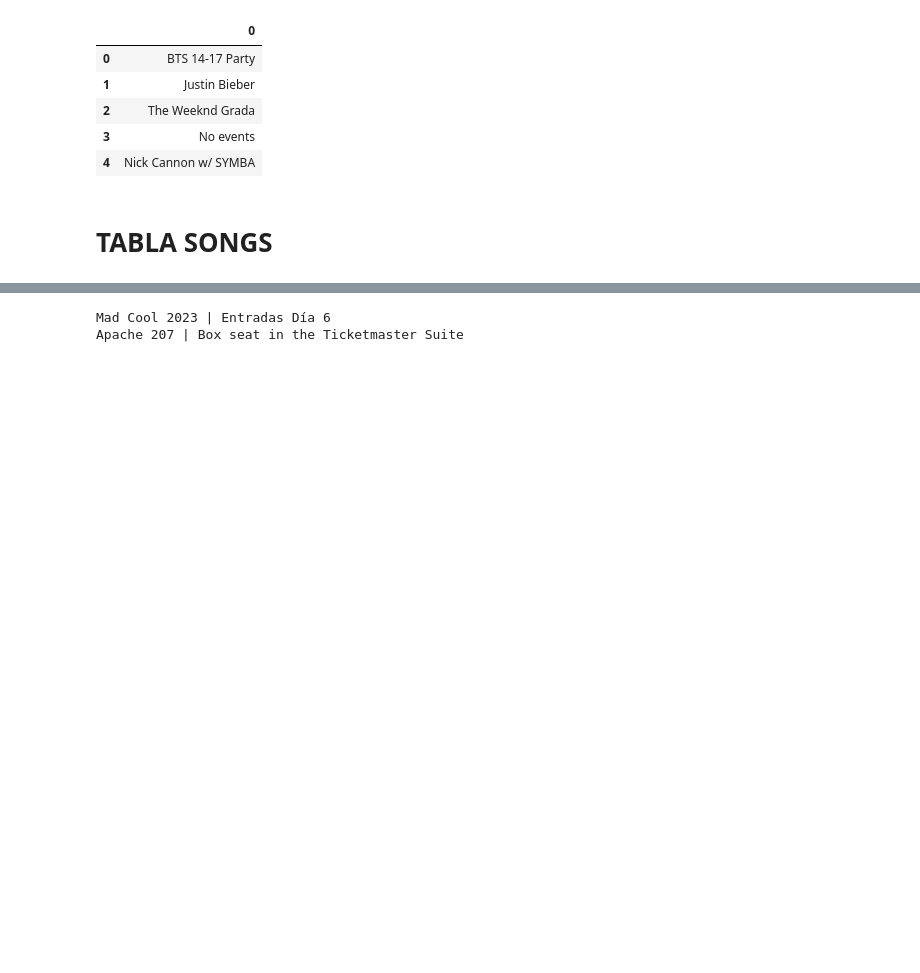
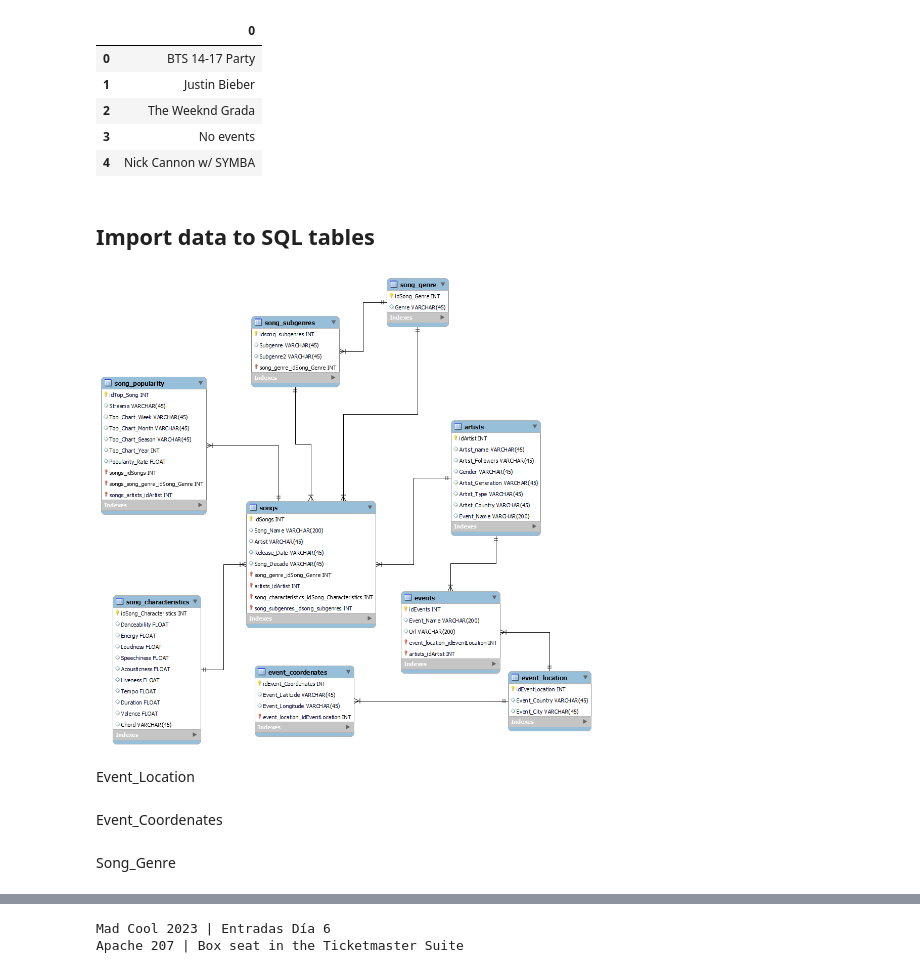
Before and after one commit to elisagomezcambronero/Project-Top_Spotify_Songs_and_Artists, a Jupyter notebook: notebook/SQL Spotify Songs and Artists.ipynb, the cells around one changed output, grey strips where cells are left out. Cells and saved outputs as stored; diff of their text form; code cells hidden in the pictures; blank space fills up the shorter version.

```diff
--- a/notebook/SQL Spotify Songs and Artists.ipynb
+++ b/notebook/SQL Spotify Songs and Artists.ipynb
@@ -138,4 +140,4 @@ df_coor=id_sql(df["Event_Longitude"], "Event_Longitude")
 # %%
 df=df.merge(df_coor, on= "Event_Longitude", how="left")
 # %% [markdown]
-# TABLA SONGS
+## Import data to SQL tables
@@ -162,3 +144,9 @@ for index, row in df.iterrows():
+# %%
+sp.display_foto("../images/Spotify_SQL_Diagram.png", 500)
+# %% [output]
+[figure, added]
+# %% [markdown]
+Event_Location
 # %%
 for index, row in df.iterrows():
     search_id = engine.execute(f"""select idEventLocation from event_location WHERE idEventLocation = "{row['Idloc']}";""")
@@ -169,6 +157,8 @@ for index, row in df.iterrows():
         engine.execute(f"""
             INSERT INTO event_location (idEventLocation, Event_Country, Event_City) VALUES
             ("{row["Idloc"]}","{row['Event_Country']}", "{row['Event_City']}");""")
+# %% [markdown]
+Event_Coordenates
 # %%
 for index, row in df.iterrows():
     search_id = engine.execute(f"""select idEvent_Coordenates from event_coordenates WHERE idEvent_Coordenates = "{row['IdEvent_Longitude']}";""")
@@ -179,3 +169,5 @@ for index, row in df.iterrows():
         engine.execute(f"""
             INSERT INTO event_coordenates (idEvent_Coordenates, Event_Latitude, Event_Longitude, event_location_idEventLocation) VALUES
             ("{row["IdEvent_Longitude"]}","{row['Event_Longitude']}", "{row['Event_Latitude']}", "{row['Idloc']}");""")
+# %% [markdown]
+Song_Genre
```
Also changed, not shown: parts of 23 cells of this notebook, 2 other files.
